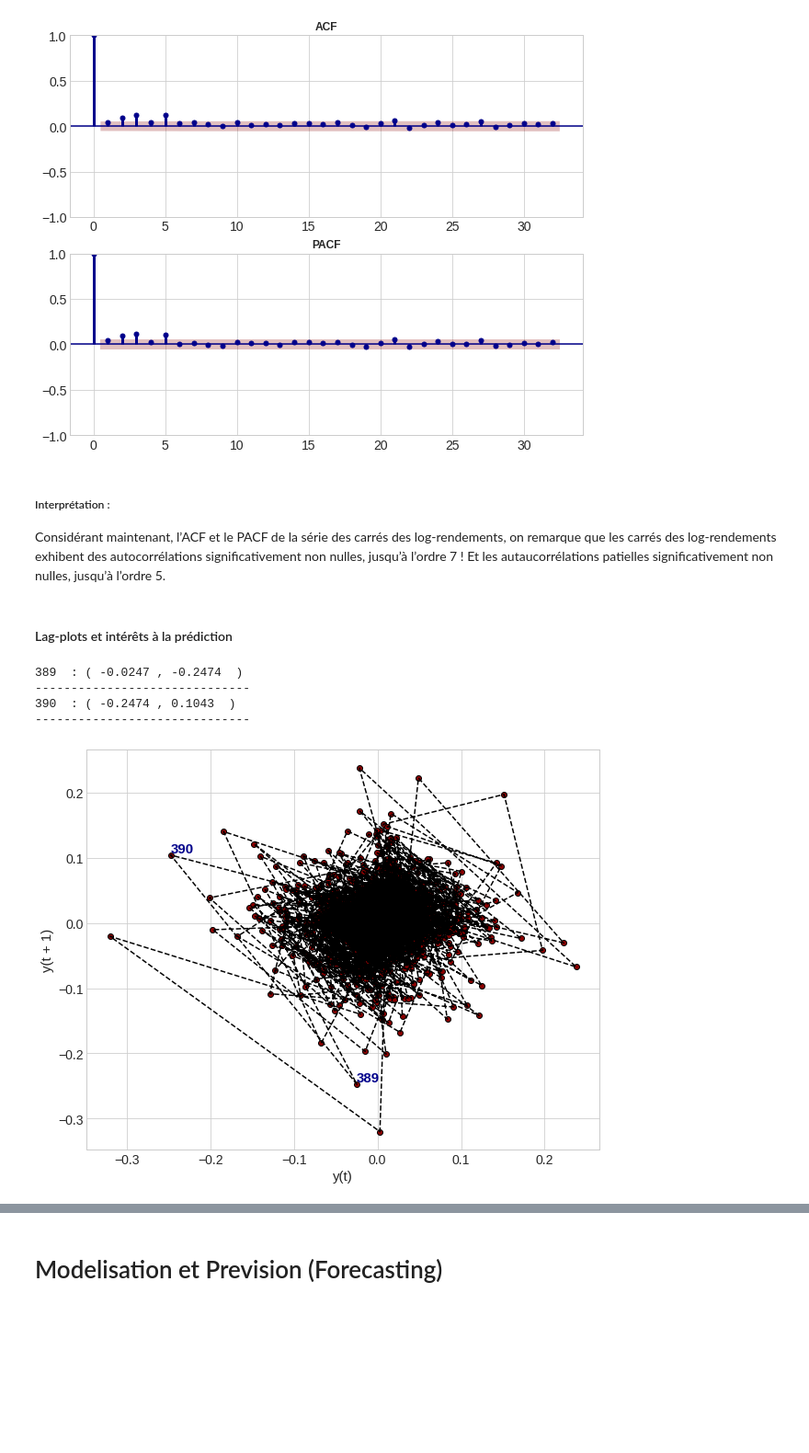
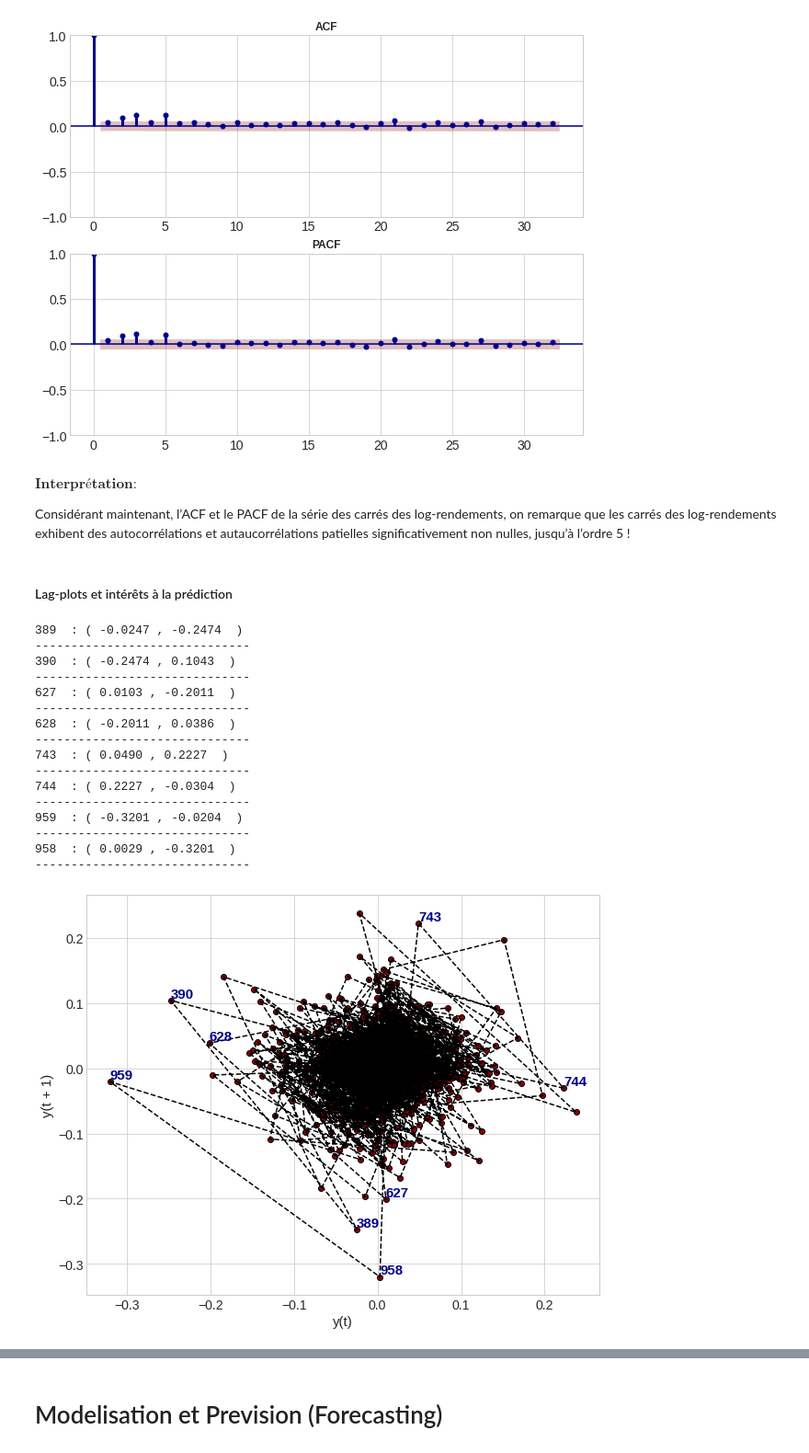
Before and after one commit to S1405V2/RepoProjectDS, a Jupyter notebook: Charles-Travail de modelisation .ipynb, the cells around one changed output, grey strips where cells are left out. Shown: that part at 92% size. Saved outputs shown, nothing was run; the diff lists cells and outputs as text; code cells hidden in the pictures; blank space fills up the shorter version.

```diff
--- a/Charles-Travail de modelisation .ipynb
+++ b/Charles-Travail de modelisation .ipynb
@@ -244,21 +258,34 @@ AcfPacf((logrets)**2)
 # %% [output]
 [figure]
 # %% [markdown]
-##### Interprétation :
+$ \textbf{Interprétation: } $
+
 Considérant maintenant, l’ACF et le PACF de la série des carrés des log-rendements, on remarque que les carrés des
-log-rendements exhibent des autocorrélations significativement non nulles, jusqu’à l’ordre 7 ! Et les autaucorrélations patielles significativement non nulles, jusqu’à l’ordre 5.
+log-rendements exhibent des autocorrélations et autaucorrélations patielles significativement non nulles, jusqu’à l’ordre 5 !
 # %% [markdown]
 #### Lag-plots et intérêts à la prédiction
 # %%
 plt.rcParams['patch.facecolor']='darkred'
 plt.plot(logrets.shift(1), logrets,'k--')
 pd.plotting.lag_plot(logrets, 1, edgecolor='black')
-for i in range(389,391):
+for i in (389,390,627,628,743,744,959,958):
     plt.annotate(str(i), (logrets.shift(1)[i], logrets[i]+0.004),fontweight='bold',fontsize=15, color='darkblue')
     print(str(i),' : ( %.4f' %logrets.shift(1)[i],', %.4f ' %logrets[i],')\n------------------------------')
 # %% [output]
 389  : ( -0.0247 , -0.2474  )
 ------------------------------
 390  : ( -0.2474 , 0.1043  )
 ------------------------------
+627  : ( 0.0103 , -0.2011  )
+------------------------------
+628  : ( -0.2011 , 0.0386  )
+------------------------------
+743  : ( 0.0490 , 0.2227  )
+------------------------------
+744  : ( 0.2227 , -0.0304  )
+------------------------------
+959  : ( -0.3201 , -0.0204  )
+------------------------------
+958  : ( 0.0029 , -0.3201  )
+------------------------------
-[figure, old version]
+[figure, new version]
```
Also changed, not shown: parts of 27 cells of this notebook.
